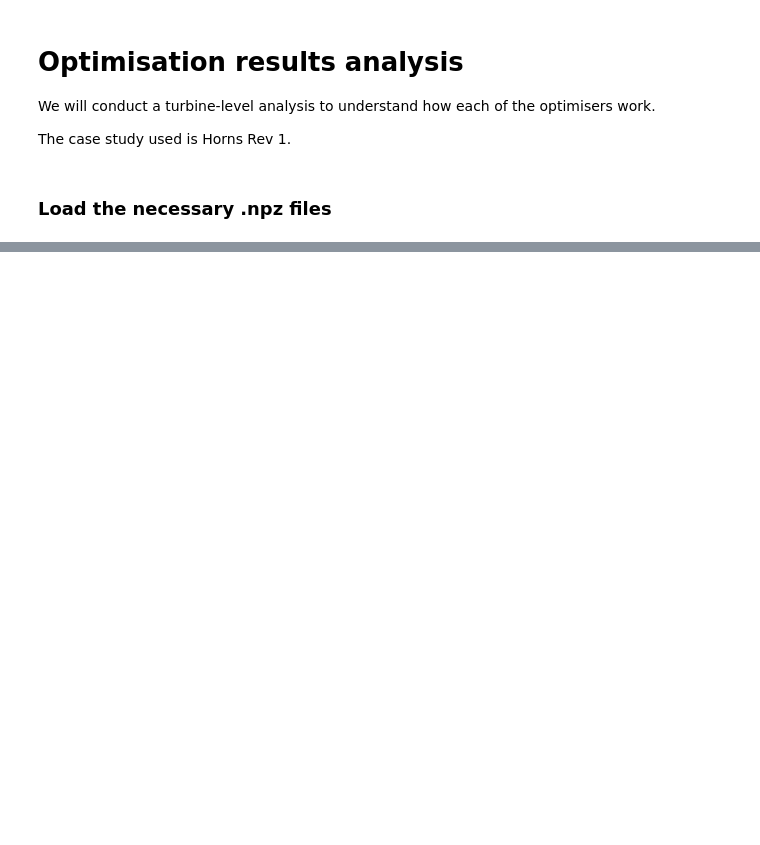
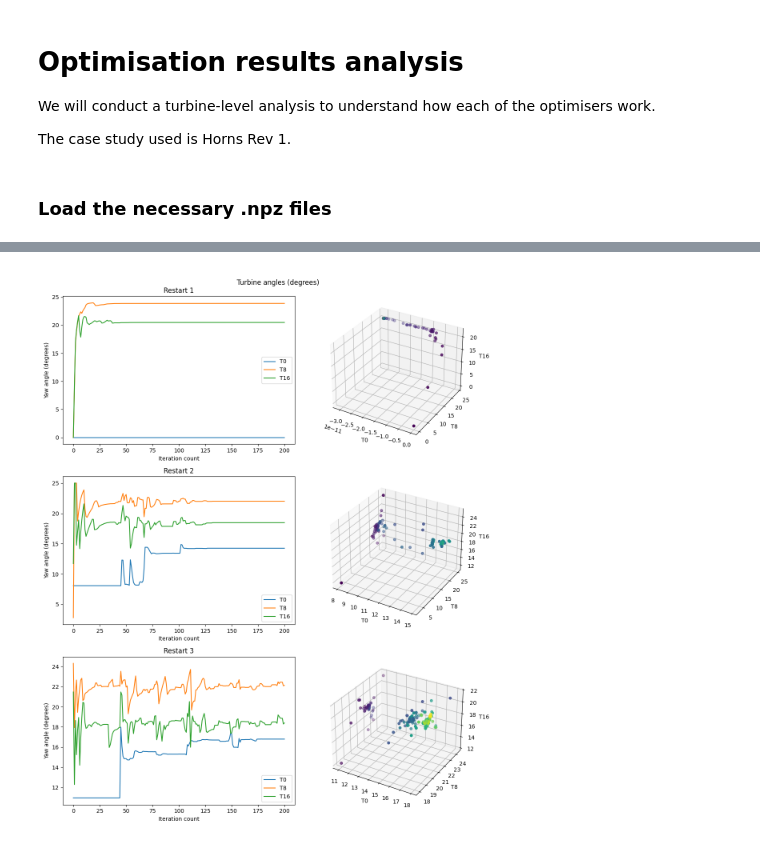
Before and after one commit to Changtze/DiffWake, a Jupyter notebook: results/turbine_analysis.ipynb, the cells around one changed output, grey strips where cells are left out. Cells and saved outputs as stored; diff of their text form; code cells hidden in the pictures; blank space fills up the shorter version.

Commit message:
turbine-level analysis

```diff
--- a/results/turbine_analysis.ipynb
+++ b/results/turbine_analysis.ipynb
@@ -88,0 +134,94 @@ plot_yaw_angles(slsqp_yaw)
+# %%
+slsqp_log = []
+with open (rf"./yaw_slsqp_hr1/20260309_220224/opt_log.jsonl", "r") as f:
+    for line in f:
+        slsqp_log.append(json.loads(line))
+
+n_iters = len(slsqp_log)
+N = 80  # number of turbines
+slsqp_yaws = {}
+
+# Extract yaw angles per turbine
+for t in range(N):
+    slsqp_yaws[f"T{t}"] = []
+    for i in range(n_iters):
+        slsqp_yaws[f"T{t}"].append(slsqp_log[i]['yaw_angles_deg'][t])
+
+# Get the indices of the 3 most upstream turbines of the first row
+t1, t8, t16 = 0, 8, 16
+t24 = 24
+
+# slsqp_r1 = slsqp_loss[50:251]
+# slsqp_r2 = slsqp_loss[251:452]
+# slsqp_r3 = slsqp_loss[452:656]
+# Observe how they behave through a 3D scatter plot + individual iteration steps
+def turbine_behaviour(i1: int,
+                      i2: int,
+                      i3: int):
+    fig, ax = plt.subplots(3, 2, figsize=(12, 14))
+
+    # ====================================================================================
+    # Restart 1 plot
+    ax[0][0].plot(slsqp_yaws[f"T{i1}"][50:251], label=f"T{i1}")
+    ax[0][0].plot(slsqp_yaws[f"T{i2}"][50:251], label=f"T{i2}")
+    ax[0][0].plot(slsqp_yaws[f"T{i3}"][50:251], label=f"T{i3}")
+    # ax[0][0].plot(slsqp_yaws[f"T{i1}"], label=f"T{i1}")
+    # ax[0][0].plot(slsqp_yaws[f"T{i2}"], label=f"T{i2}")
+    # ax[0][0].plot(slsqp_yaws[f"T{i3}"], label=f"T{i3}")
+    ax[0][0].legend()
+    ax[0][0].set_ylabel("Yaw angle (degrees)")
+    ax[0][0].set_xlabel("Iteration count")
+    ax[0][0].set_title("Restart 1")
+
+    for i in range(3):
+        ax[i, 1].remove()
+        ax[i, 1] = fig.add_subplot(3, 2, (i * 2) + 2, projection='3d')
+
+    ax[0][1].scatter(slsqp_yaws[f"T{i1}"][50:251], slsqp_yaws[f"T{i2}"][50:251], slsqp_yaws[f"T{i3}"][50:251], c=np.arange(len(slsqp_yaws[f"T{i1}"][50:251])), cmap='viridis')
+    ax[0][1].set_xlabel(f"T{i1}")
+    ax[0][1].set_ylabel(f"T{i2}")
+    ax[0][1].set_zlabel(f"T{i3}")
+
+    # ====================================================================================
+    # Restart 2 plot
+    ax[1][0].plot(slsqp_yaws[f"T{i1}"][251:452], label=f"T{i1}")
+    ax[1][0].plot(slsqp_yaws[f"T{i2}"][251:452], label=f"T{i2}")
+    ax[1][0].plot(slsqp_yaws[f"T{i3}"][251:452], label=f"T{i3}")
+    # ax[1][0].plot(slsqp_yaws[f"T{i1}"], label=f"T{i1}")
+    # ax[1][0].plot(slsqp_yaws[f"T{i2}"], label=f"T{i2}")
+    # ax[1][0].plot(slsqp_yaws[f"T{i3}"], label=f"T{i3}")
+    ax[1][0].legend()
+    ax[1][0].set_ylabel("Yaw angle (degrees)")
+    ax[1][0].set_xlabel("Iteration count")
+    ax[1][0].set_title("Restart 2")
+
+    ax[1][1].scatter(slsqp_yaws[f"T{i1}"][251:452], slsqp_yaws[f"T{i2}"][251:452], slsqp_yaws[f"T{i3}"][251:452], c=np.arange(len(slsqp_yaws[f"T{i1}"][251:452])), cmap='viridis')
+    ax[1][1].set_xlabel(f"T{i1}")
+    ax[1][1].set_ylabel(f"T{i2}")
+    ax[1][1].set_zlabel(f"T{i3}")
+
+    # # ====================================================================================
+    # Restart 3 plot
+    ax[2][0].plot(slsqp_yaws[f"T{i1}"][452:656], label=f"T{i1}")
+    ax[2][0].plot(slsqp_yaws[f"T{i2}"][452:656], label=f"T{i2}")
+    ax[2][0].plot(slsqp_yaws[f"T{i3}"][452:656], label=f"T{i3}")
+    # ax[2][0].plot(slsqp_yaws[f"T{i1}"], label=f"T{i1}")
+    # ax[2][0].plot(slsqp_yaws[f"T{i2}"], label=f"T{i2}")
+    # ax[2][0].plot(slsqp_yaws[f"T{i3}"], label=f"T{i3}")
+    ax[2][0].legend()
+    ax[2][0].set_ylabel("Yaw angle (degrees)")
+    ax[2][0].set_xlabel("Iteration count")
+    ax[2][0].set_title("Restart 3")
+
+    ax[2][1].scatter(slsqp_yaws[f"T{i1}"][452:656], slsqp_yaws[f"T{i2}"][452:656], slsqp_yaws[f"T{i3}"][452:656], c=np.arange(len(slsqp_yaws[f"T{i1}"][452:656])), cmap='viridis')
+    ax[2][1].set_xlabel(f"T{i1}")
+    ax[2][1].set_ylabel(f"T{i2}")
+    ax[2][1].set_zlabel(f"T{i3}")
+
+    plt.suptitle(f"Turbine angles (degrees)")
+    plt.tight_layout()
+    plt.show()
+
+turbine_behaviour(t1, t8, t16)
+# %% [output]
+[figure, added]
```
Also changed, not shown: parts of 15 cells of this notebook, 10 other files.
